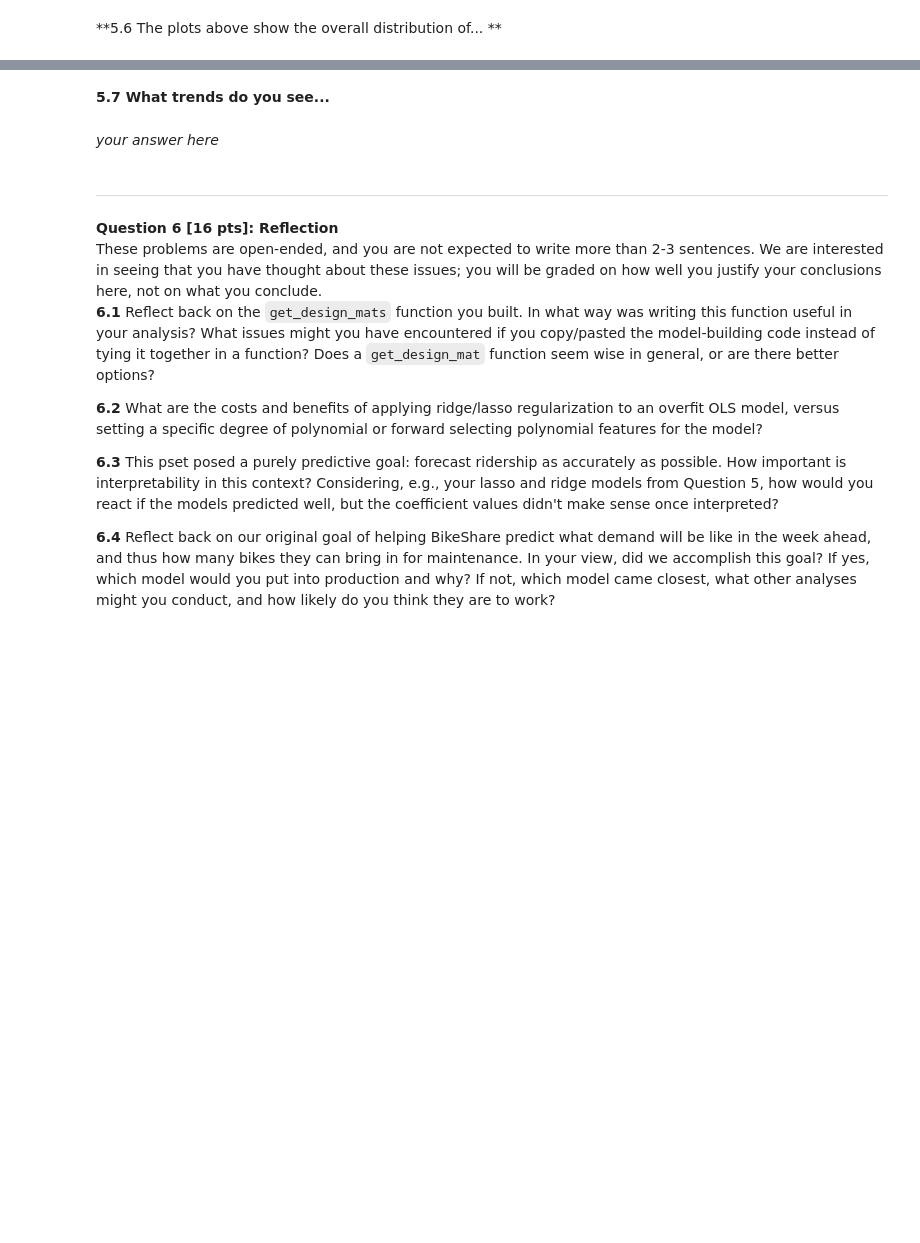
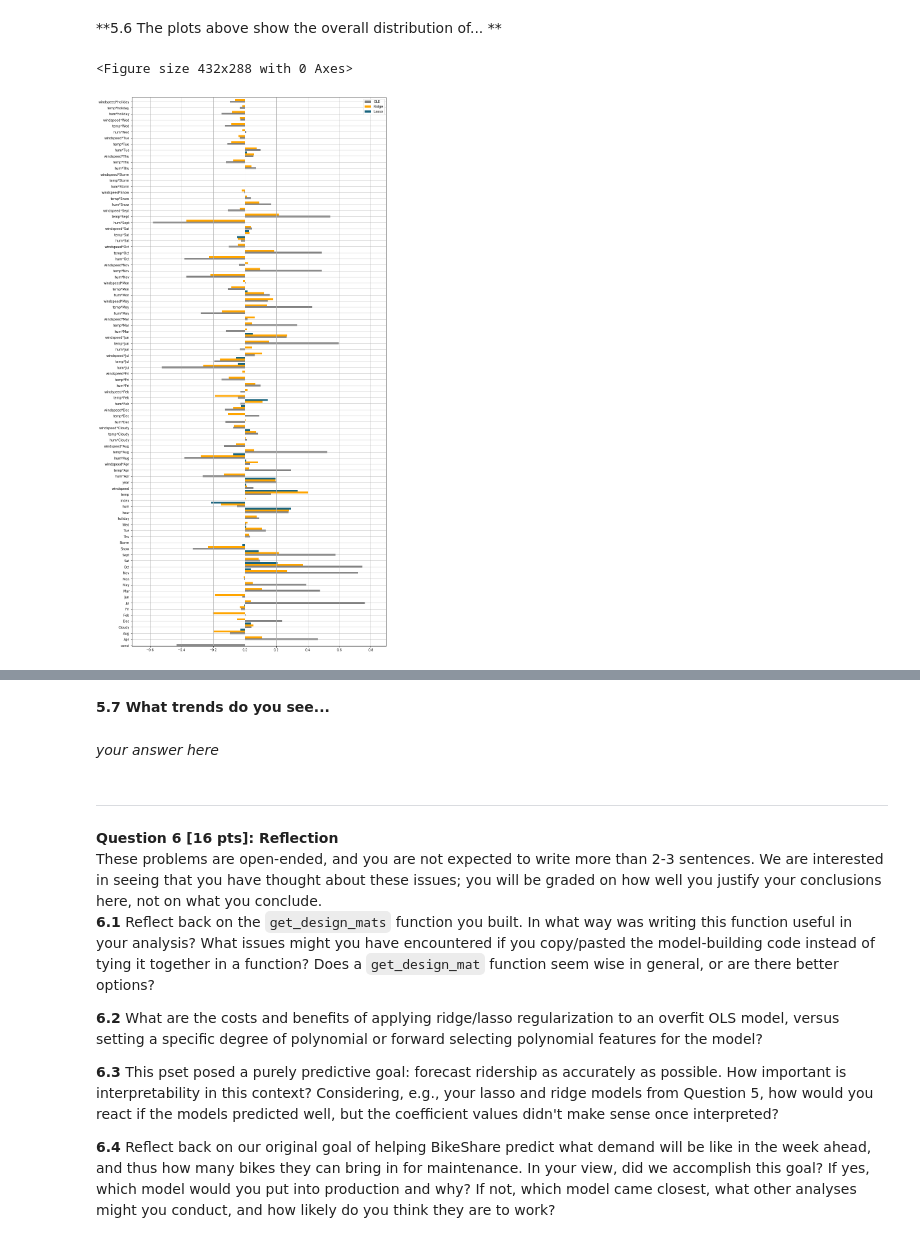
Before and after one commit to kdumontnu/2019-CS109A, a Jupyter notebook: homework/hw3/cs109a_hw3submit.ipynb, the cells around one changed output, grey strips where cells are left out. Saved outputs shown, nothing was run; the diff lists cells and outputs as text; code cells hidden in the pictures; blank space fills up the shorter version.

```diff
--- a/homework/hw3/cs109a_hw3submit.ipynb
+++ b/homework/hw3/cs109a_hw3submit.ipynb
@@ -1214,0 +1244,18 @@ array([[0.40160632, 0.40170826, 0.40182491, 0.40251639, 0.40313385,
+# %%
+# your code here
+plt.clf()
+params = ['const'] + x_train.columns.tolist()
+width = 0.3
+fig, ax = plt.subplots(nrows=1, ncols=1, figsize=(14, 31))
+ax.barh(np.arange(len(params)), OLSModel_Fit.params.tolist(), width, label='OLE', color='grey')
+ax.barh(np.arange(len(params)) + width, fitted_ridge.coef_[0], width, label='Ridge', color='orange')
+ax.barh(np.arange(len(params)) + 2*width, fitted_lasso.coef_, width, label='Lasso', color='#19647E')
+ax.margins(0.1, 0)
+ax.set_yticks(np.arange(len(params)))
+ax.set_yticklabels(params)
+ax.legend()
+plt.grid(True)
+plt.show()
+# %% [output]
+<Figure size 432x288 with 0 Axes>
+[figure, added]
```
Also changed, not shown: parts of 12 cells of this notebook.
